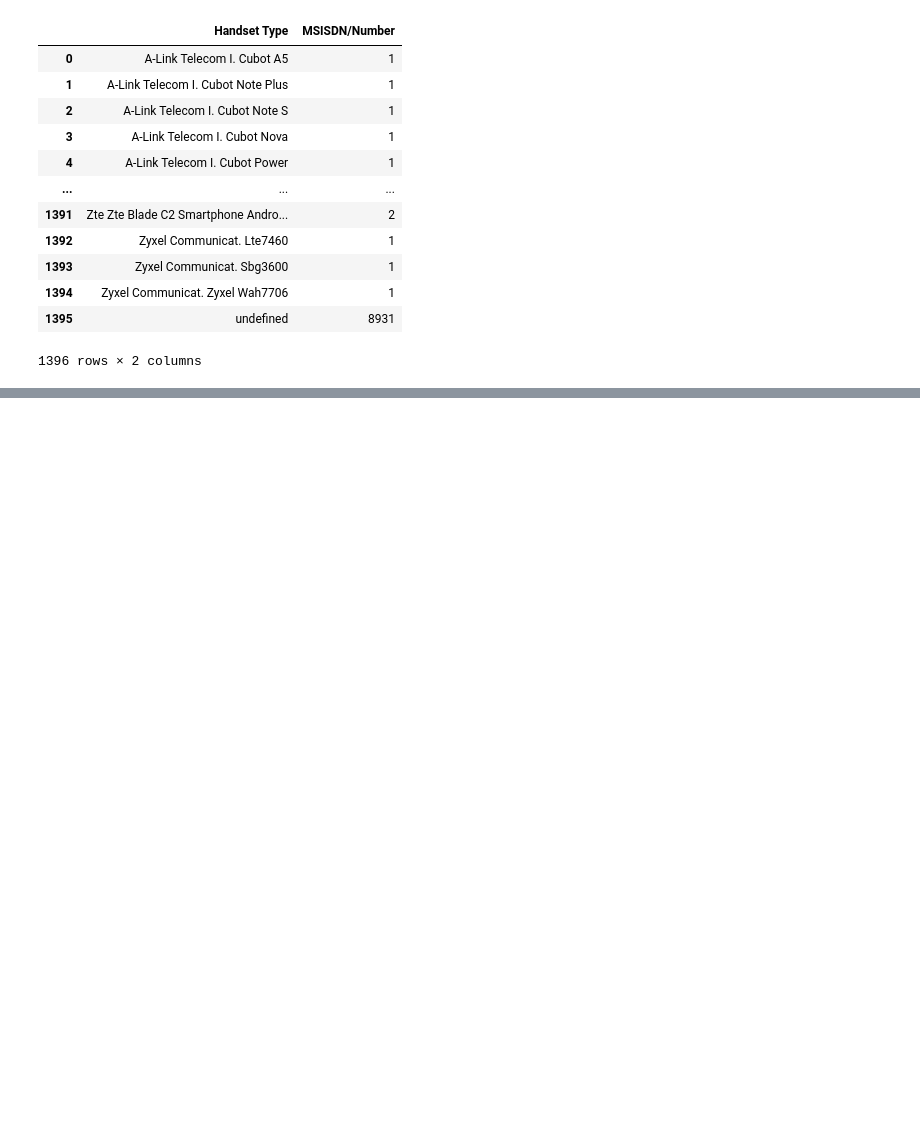
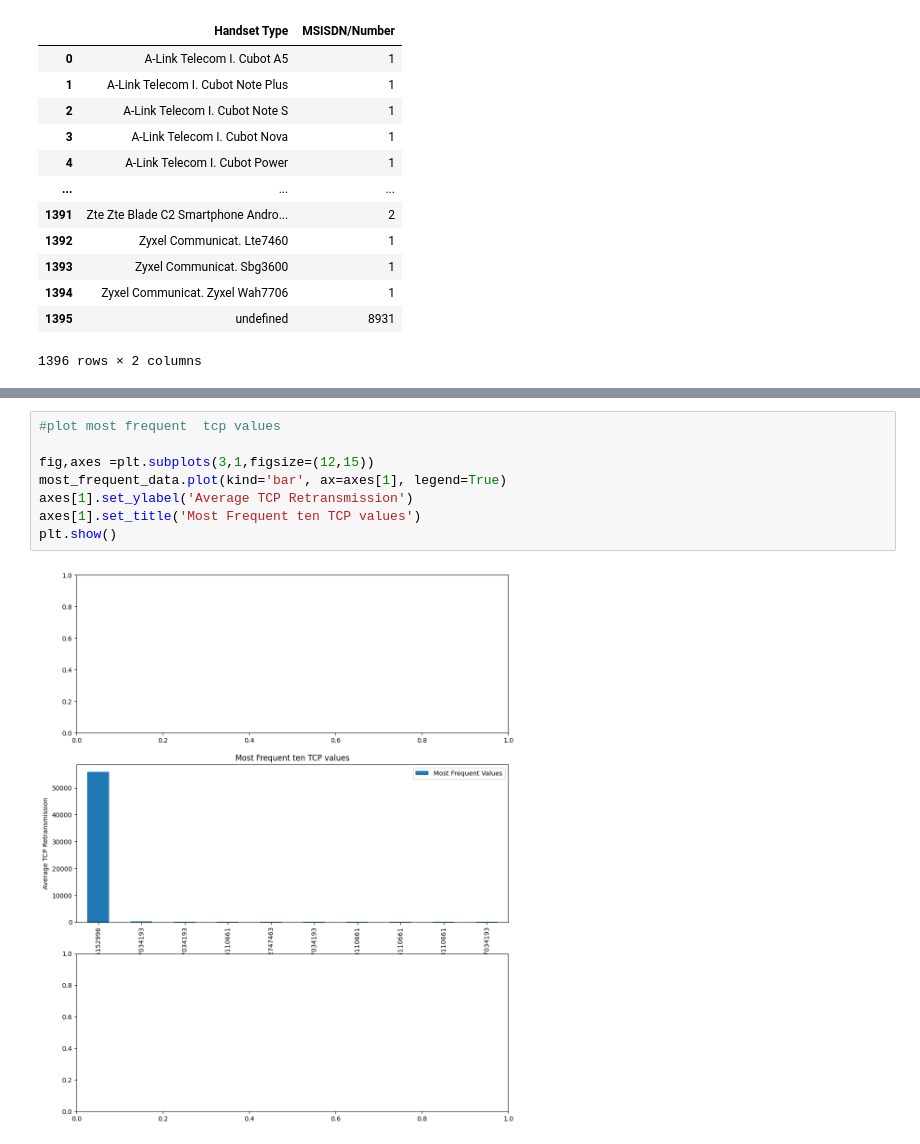
Before and after one commit to melatteshome/User-Analytics-Telecom-Industry, a Jupyter notebook: notebooks/user_experience_analysis.ipynb, the cells around one changed output, grey strips where cells are left out. Drawn from its saved outputs; the diff is of its cells as text; blank space fills up the shorter version.

```diff
--- a/notebooks/user_experience_analysis.ipynb
+++ b/notebooks/user_experience_analysis.ipynb
@@ -327,0 +455,10 @@ plt.show()
+# %%
+#plot most frequent  tcp values
+
+fig,axes =plt.subplots(3,1,figsize=(12,15))
+most_frequent_data.plot(kind='bar', ax=axes[1], legend=True)
+axes[1].set_ylabel('Average TCP Retransmission')
+axes[1].set_title('Most Frequent ten TCP values')
+plt.show()
+# %% [output]
+[figure, added]
```
Also changed, not shown: parts of 11 cells of this notebook, 2 other files.
